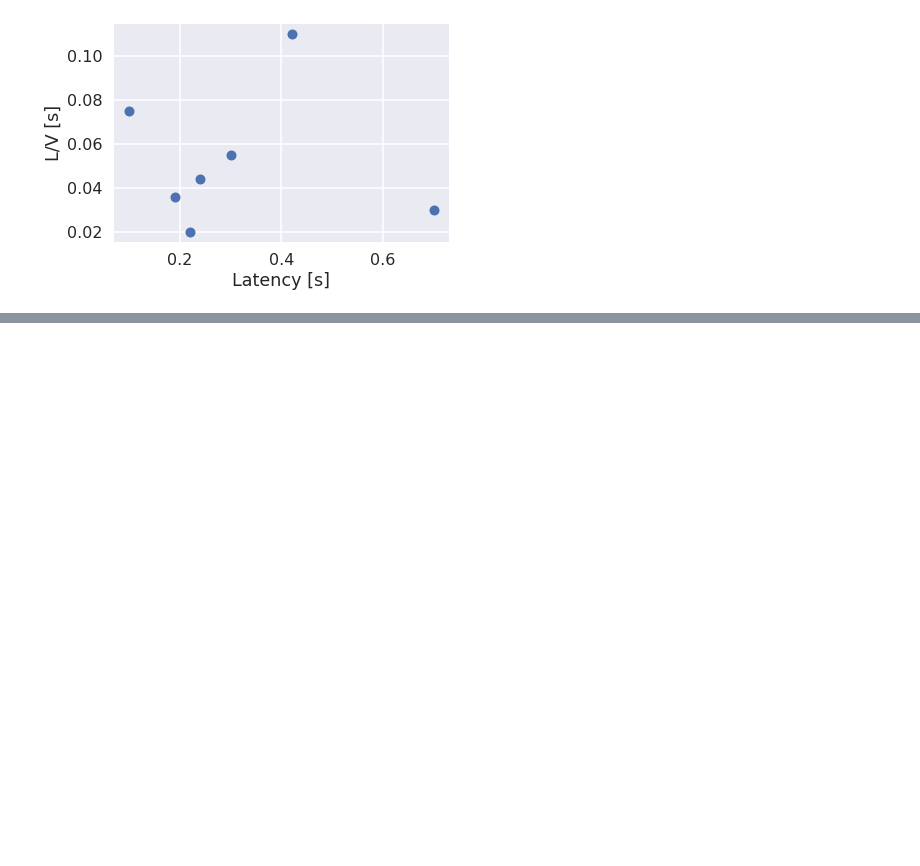
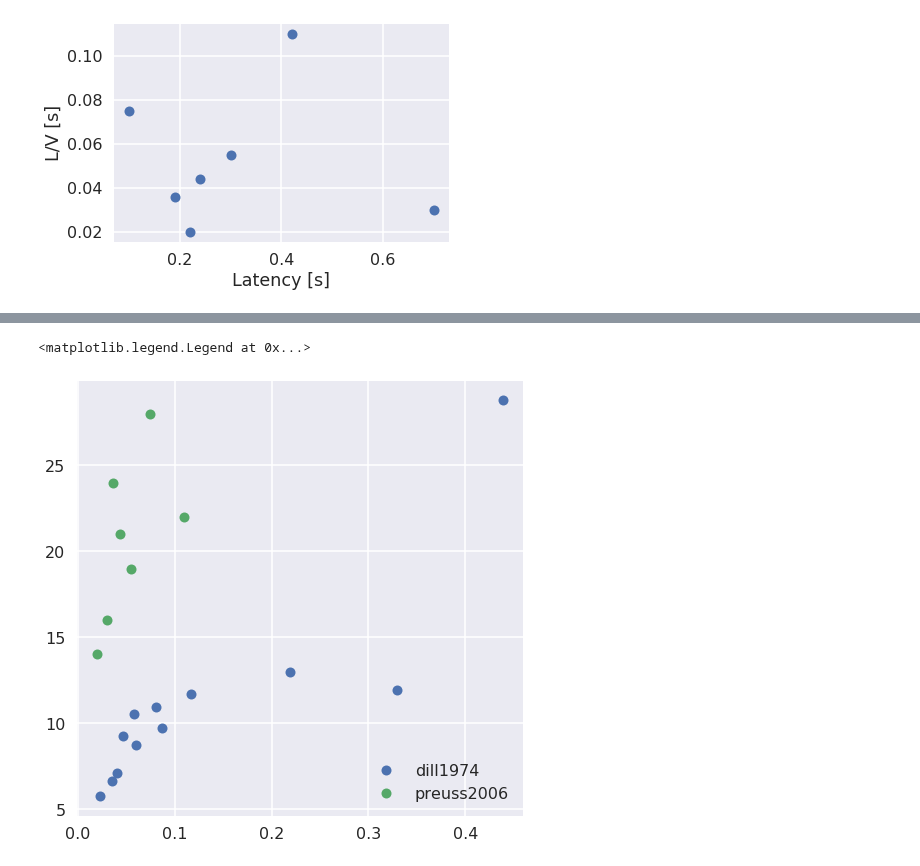
Before and after one commit to awakenting/master-thesis, a Jupyter notebook: code/looming_stimulus_model_feedforward_inhibition_faster_stimuli.ipynb, the cells around one changed output, grey strips where cells are left out. Saved outputs shown, nothing was run; the diff lists cells and outputs as text; code cells hidden in the pictures; blank space fills up the shorter version.

```diff
--- a/code/looming_stimulus_model_feedforward_inhibition_faster_stimuli.ipynb
+++ b/code/looming_stimulus_model_feedforward_inhibition_faster_stimuli.ipynb
@@ -334,3 +359,11 @@ Text(0,0.5,'L/V [s]')
+# %%
+plt.figure(figsize=(8,8))
+plt.plot(dill_lv_values, dill_response_angles_degrees, '.', ms=20, label='dill1974')
+plt.plot(lv_vals, theta_vals, '.', ms=20, label='preuss2006')
+plt.legend()
+# %% [output]
+<matplotlib.legend.Legend at 0x...>
+[figure, added]
 # %%
 params = {'tau_m': 0.023,
           'e_l': -0.079,
```
Also changed, not shown: parts of 10 cells of this notebook.
